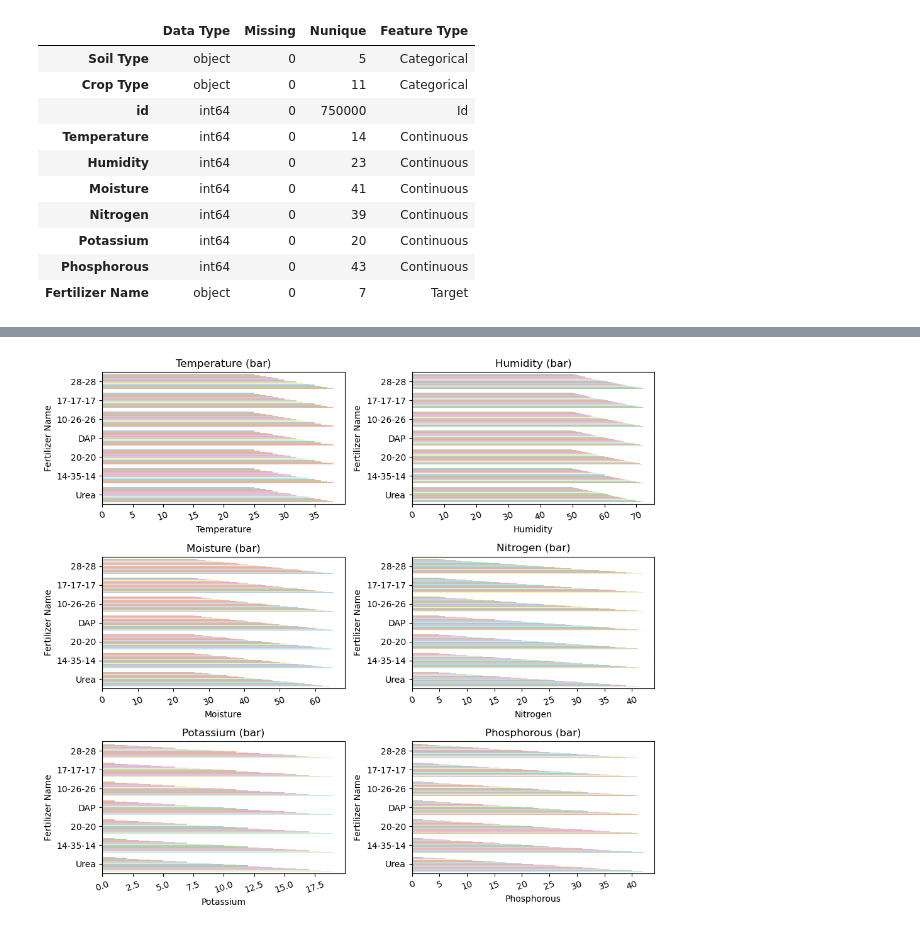
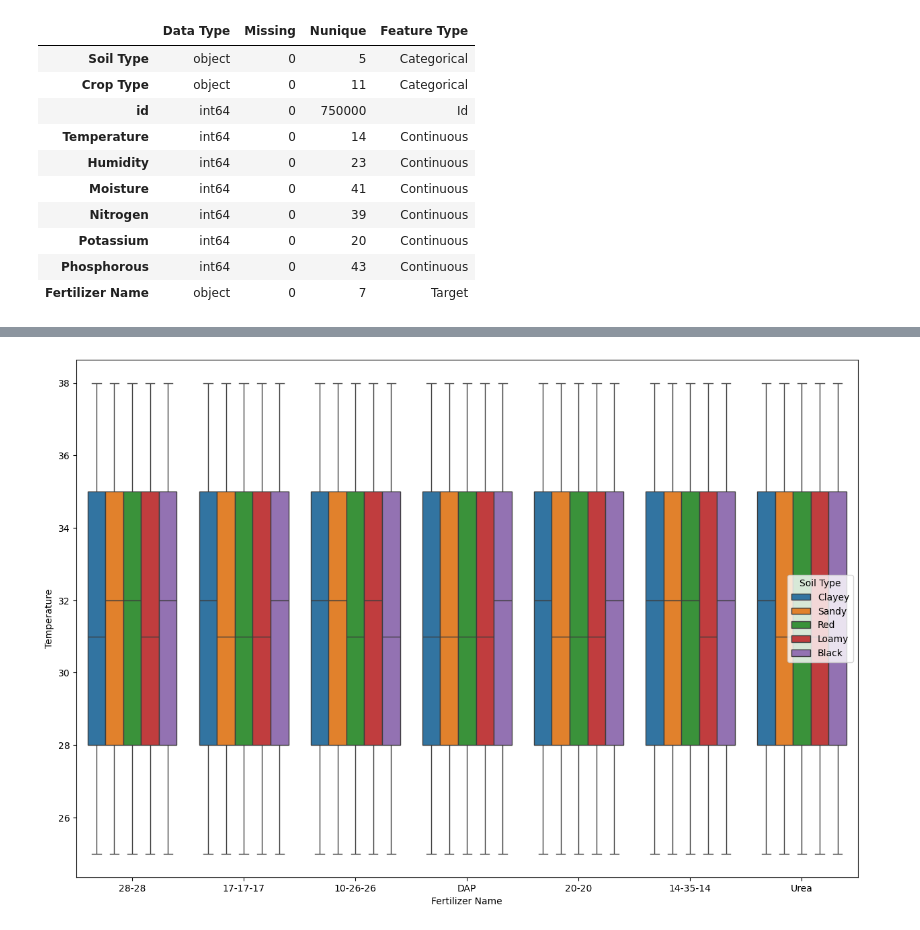
Before and after one commit to brocolies/Pred-Opt-Fertilizers, a Jupyter notebook: notebook/eda_init.ipynb, the cells around one changed output, grey strips where cells are left out. Cells and saved outputs as stored; diff of their text form; code cells hidden in the pictures.

```diff
--- a/notebook/eda_init.ipynb
+++ b/notebook/eda_init.ipynb
@@ -90,10 +85,15 @@ for num_data in numerical_data:
 # %%
 plot_multiple_axes(df=train_df,
                   cols=numerical_data,
-                  plot_type='bar',
+                  plot_type='box',
                   target='Fertilizer Name',
                   n_cols=2,
-                  height=3,
-                  xrot=20)
+                  height=7,
+                  xrot=20,
+                  hue='Soil Type')
-# %% [output]
-[figure, removed]
+# %%
+plt.figure(figsize=(15, 10))
+sns.boxplot(data=train_df, x='Fertilizer Name', y='Temperature', hue='Soil Type')
+plt.show()
+# %% [output]
+[figure, added]
```
Also changed, not shown: parts of 1 cell of this notebook, 1 other file.
